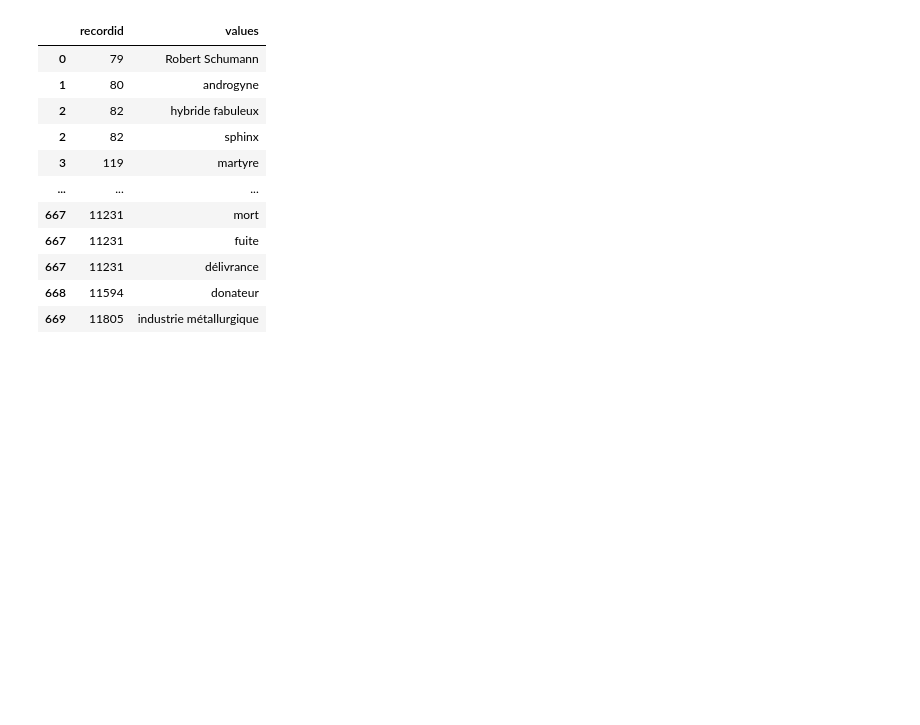
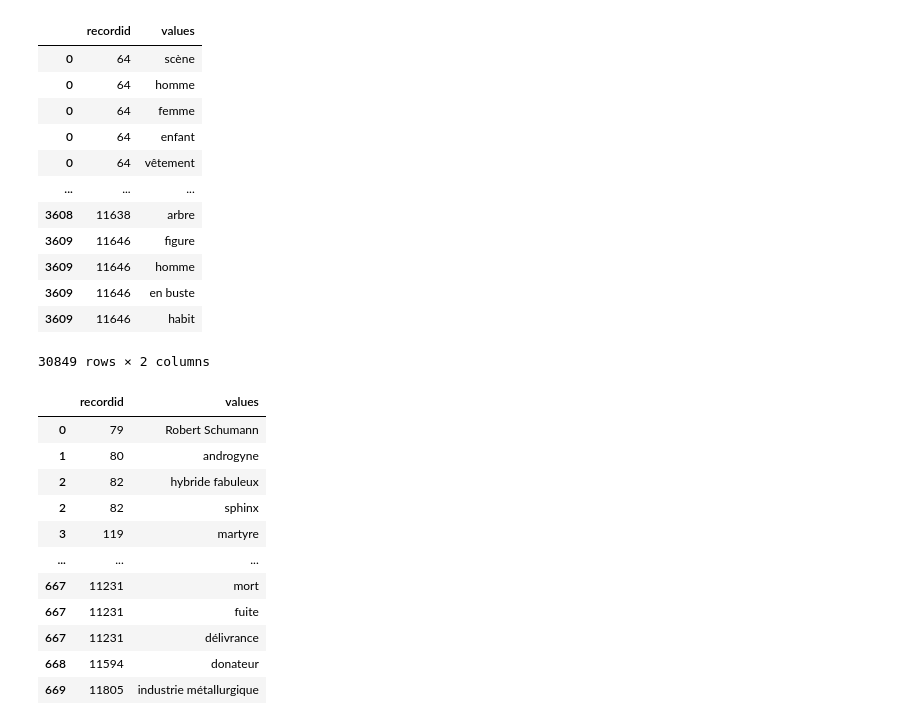
Before and after one commit to on-victorrijks/Museum-Search-Engine, a Jupyter notebook: public/notebooks/generate_testing_set_proper_nouns.ipynb, the cells around one changed output. Cells and saved outputs as stored; diff of their text form; code cells hidden in the pictures; blank space fills up the shorter version.

```diff
--- a/public/notebooks/generate_testing_set_proper_nouns.ipynb
+++ b/public/notebooks/generate_testing_set_proper_nouns.ipynb
@@ -87,6 +87,25 @@ def get_term(db_config, table_name):
     finally:
         if conn is not None:
             conn.close()
+# %%
+SUBJECT_TERMS = get_term(get_db_config(), "subjectterms")
+SUBJECT_TERMS = pd.DataFrame(SUBJECT_TERMS, columns=["recordid", "values"])
+SUBJECT_TERMS = SUBJECT_TERMS.explode("values")
+SUBJECT_TERMS
+# %% [output]
+|  | recordid | values |
+| 0 | 64 | scène |
+| 0 | 64 | homme |
+| 0 | 64 | femme |
+| 0 | 64 | enfant |
+| 0 | 64 | vêtement |
+| ... | ... | ... |
+| 3608 | 11638 | arbre |
+| 3609 | 11646 | figure |
+| 3609 | 11646 | homme |
+| 3609 | 11646 | en buste |
+| 3609 | 11646 | habit |
+30849 rows × 2 columns
 # %%
 CONCEPTUAL_TERMS = get_term(get_db_config(), "conceptualterms")
 CONCEPTUAL_TERMS = pd.DataFrame(CONCEPTUAL_TERMS, columns=["recordid", "values"])
```
Also changed, not shown: parts of 13 cells of this notebook, 2 other files.
